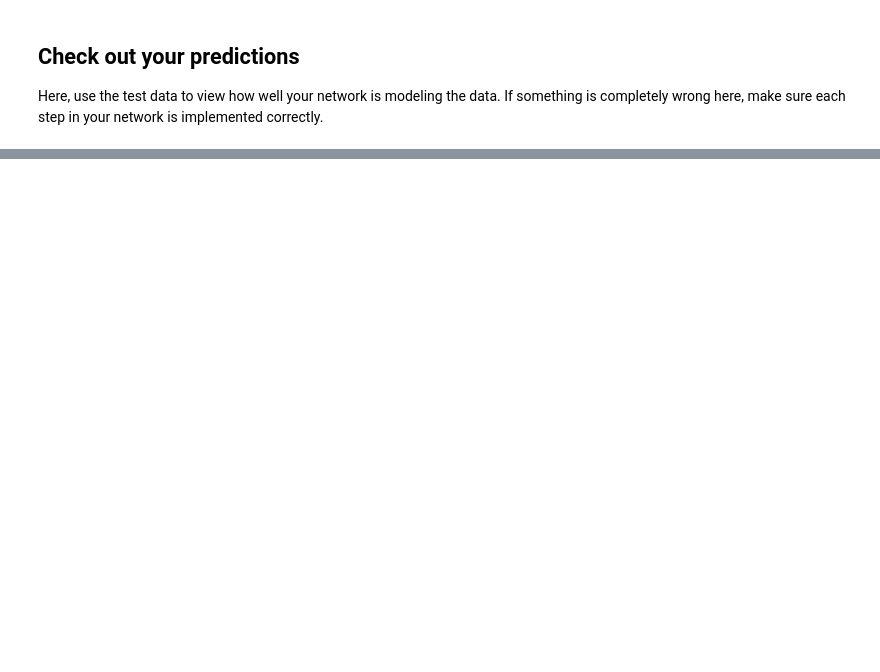
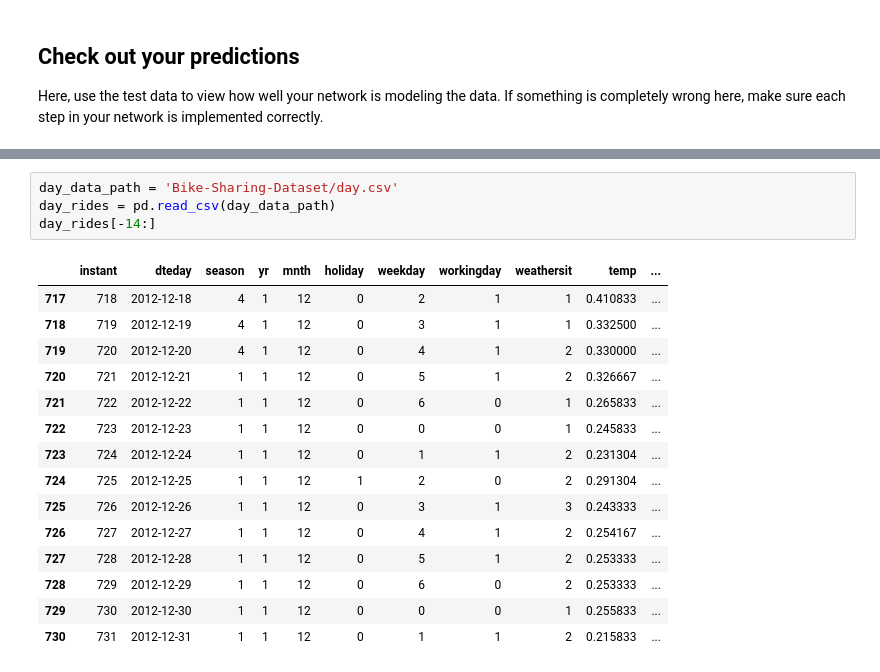
Before and after one commit to joonr7/deep-learning-v2-pytorch, a Jupyter notebook: project-bikesharing/Predicting_bike_sharing_data.ipynb, the cells around one changed output, grey strips where cells are left out. Drawn from its saved outputs; the diff is of its cells as text; blank space fills up the shorter version.

```diff
--- a/project-bikesharing/Predicting_bike_sharing_data.ipynb
+++ b/project-bikesharing/Predicting_bike_sharing_data.ipynb
@@ -354,0 +415,20 @@ Answer these questions about your results. How well does the model predict the d
+# %%
+day_data_path = 'Bike-Sharing-Dataset/day.csv'
+day_rides = pd.read_csv(day_data_path)
+day_rides[-14:]
+# %% [output]
+|  | instant | dteday | season | yr | mnth | holiday | weekday | workingday | weathersit | temp | ... |
+| 717 | 718 | 2012-12-18 | 4 | 1 | 12 | 0 | 2 | 1 | 1 | 0.410833 | ... |
+| 718 | 719 | 2012-12-19 | 4 | 1 | 12 | 0 | 3 | 1 | 1 | 0.332500 | ... |
+| 719 | 720 | 2012-12-20 | 4 | 1 | 12 | 0 | 4 | 1 | 2 | 0.330000 | ... |
+| 720 | 721 | 2012-12-21 | 1 | 1 | 12 | 0 | 5 | 1 | 2 | 0.326667 | ... |
+| 721 | 722 | 2012-12-22 | 1 | 1 | 12 | 0 | 6 | 0 | 1 | 0.265833 | ... |
+| 722 | 723 | 2012-12-23 | 1 | 1 | 12 | 0 | 0 | 0 | 1 | 0.245833 | ... |
+| 723 | 724 | 2012-12-24 | 1 | 1 | 12 | 0 | 1 | 1 | 2 | 0.231304 | ... |
+| 724 | 725 | 2012-12-25 | 1 | 1 | 12 | 1 | 2 | 0 | 2 | 0.291304 | ... |
+| 725 | 726 | 2012-12-26 | 1 | 1 | 12 | 0 | 3 | 1 | 3 | 0.243333 | ... |
+| 726 | 727 | 2012-12-27 | 1 | 1 | 12 | 0 | 4 | 1 | 2 | 0.254167 | ... |
+| 727 | 728 | 2012-12-28 | 1 | 1 | 12 | 0 | 5 | 1 | 2 | 0.253333 | ... |
+| 728 | 729 | 2012-12-29 | 1 | 1 | 12 | 0 | 6 | 0 | 2 | 0.253333 | ... |
+| 729 | 730 | 2012-12-30 | 1 | 1 | 12 | 0 | 0 | 0 | 1 | 0.255833 | ... |
+| 730 | 731 | 2012-12-31 | 1 | 1 | 12 | 0 | 1 | 1 | 2 | 0.215833 | ... |
```
Also changed, not shown: parts of 15 cells of this notebook, 32 other files.
